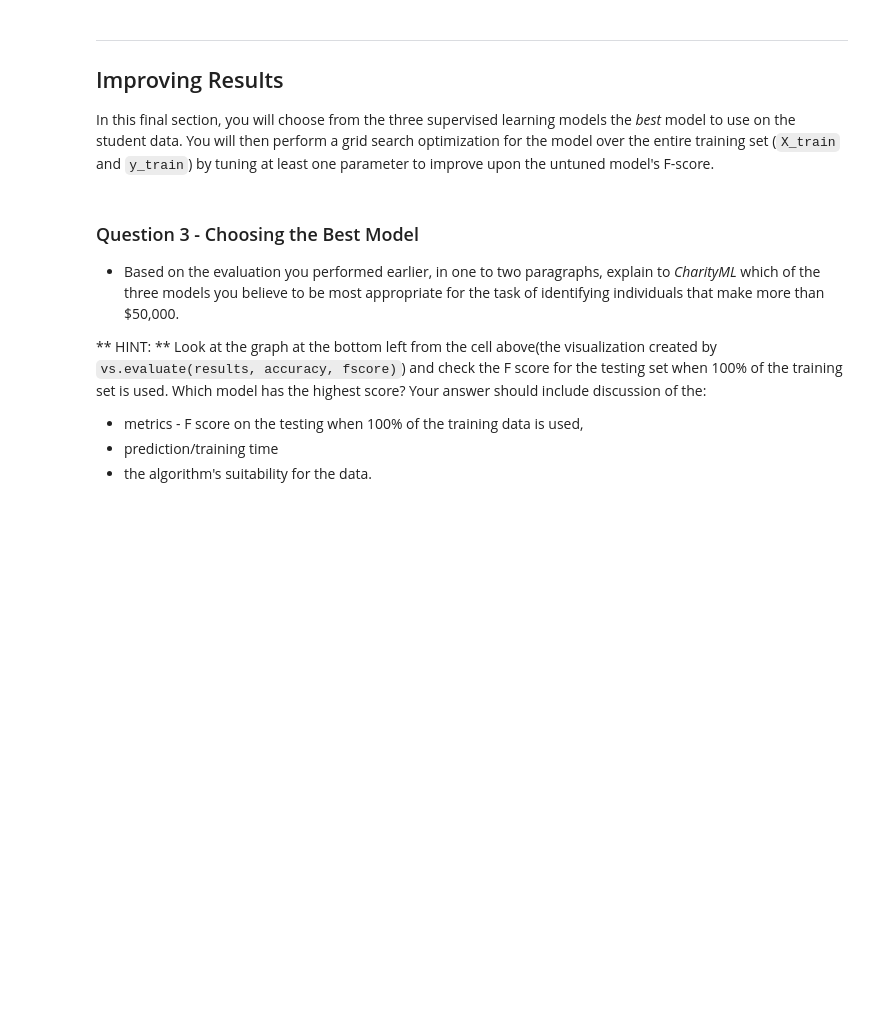
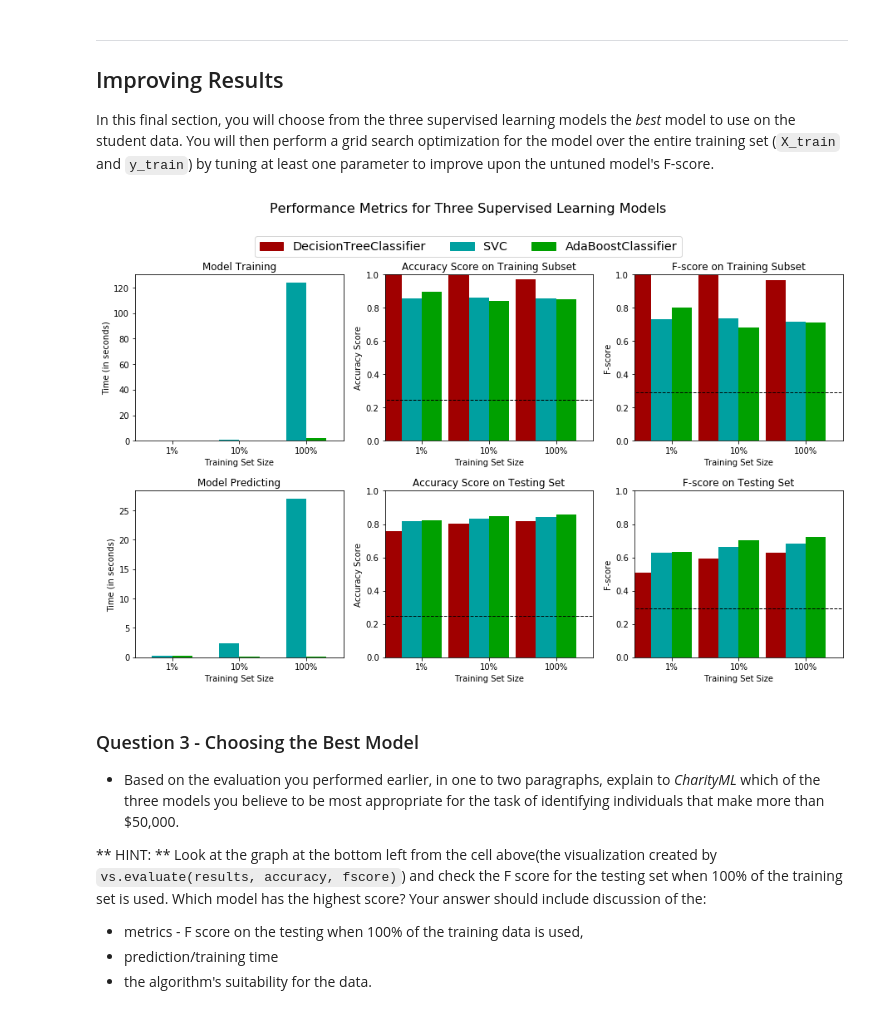
Before and after one commit to bhavi-san/Finding-donors-for-charity-Machine-Learning-Project, a Jupyter notebook: finding_donors.ipynb, the cells around one changed output. Cells and saved outputs as stored; diff of their text form; code cells hidden in the pictures; blank space fills up the shorter version.

```diff
--- a/finding_donors.ipynb
+++ b/finding_donors.ipynb
@@ -421,6 +560,10 @@ vs.evaluate(results, accuracy, fscore)
 ----
 ## Improving Results
 In this final section, you will choose from the three supervised learning models the *best* model to use on the student data. You will then perform a grid search optimization for the model over the entire training set (`X_train` and `y_train`) by tuning at least one parameter to improve upon the untuned model's F-score.
+# %%
+vs.evaluate(results, accuracy, fscore)
+# %% [output]
+[figure, added]
 # %% [markdown]
 ### Question 3 - Choosing the Best Model
 
```
Also changed, not shown: parts of 30 cells of this notebook.
